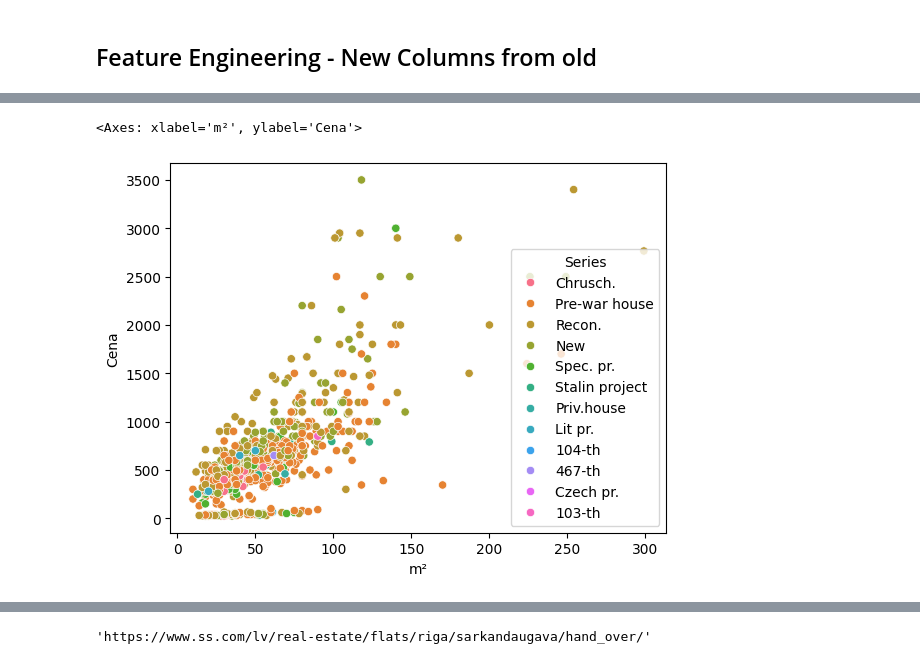
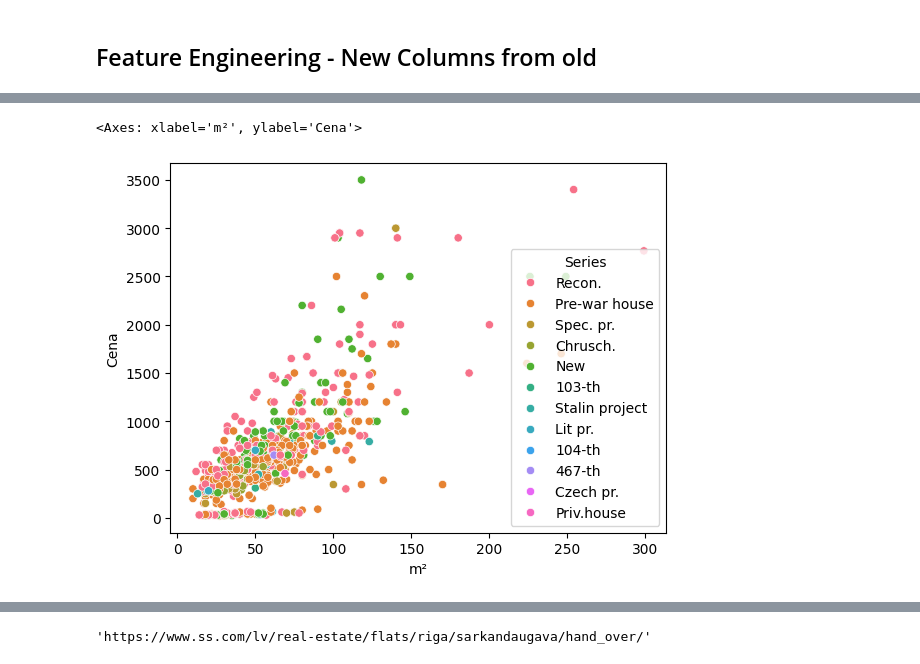
Before and after one commit to ValRCS/RTU_Automating_Tasks_With_Python, a Jupyter notebook: src/topic_6_web_scraping_requests_beautiful_soup/Web_Scraping_Apartments.ipynb, the cells around one changed output, grey strips where cells are left out. Saved outputs shown, nothing was run; the diff lists cells and outputs as text; code cells hidden in the pictures.

```diff
--- a/src/topic_6_web_scraping_requests_beautiful_soup/Web_Scraping_Apartments.ipynb
+++ b/src/topic_6_web_scraping_requests_beautiful_soup/Web_Scraping_Apartments.ipynb
@@ -1443,6 +1471,7 @@ memory usage: 66.2+ KB
 # %%
-# let's start by removing €/mon. from Price column
-df.Price = df.Price.str.replace("€/mon.","")
+# let's split Price column by "€/"
+# we will create two new columns PurePrice and Duration
+df[['PurePrice','Duration']] = df.Price.str.split("€/",expand=True)
 df.head()
 # %% [output]
 |  | description | url | Street | R. | m² | Floor | Series | Price, m2 | Price | CurFloor | ... |
@@ -1454,6 +1483,6 @@ df.head()
 # %%
-# next remove any punctuation from Price column
-df.Price = df.Price.str.replace(",","")
+# next remove any punctuation from PurePrice column
+df.PurePrice = df.PurePrice.str.replace(",","") # so replace , with whatever you want removed
 df.head()
 # %% [output]
 |  | description | url | Street | R. | m² | Floor | Series | Price, m2 | Price | CurFloor | ... |
@@ -1465,11 +1494,6 @@ df.head()
 # %%
-# let's get rid of "€/day" in Price column first
-df.Price = df.Price.str.replace("€/day","")
-df.Price = df.Price.str.replace("€/week","")
-# we could have thought of some smart regex that starts with Euro and then gets rid of rest
-
-# let's create a new cena column from Price by attempting numeric conversion
-df["Cena"] = pd.to_numeric(df.Price) #if I do not add any extra paramters this can fail
+# let's create a new cena column from PurePrice by attempting numeric conversion
+df["Cena"] = pd.to_numeric(df.PurePrice) #if I do not add any extra paramters this can fail
 df.head()
 # %% [output]
 |  | description | url | Street | R. | m² | Floor | Series | Price, m2 | Price | CurFloor | ... |
@@ -1502,0 +1535,13 @@ memory usage: 71.7+ KB
+# %%
+# let's create a new MontlyPrice column
+# it will be determined as follows
+# if Duration is "mon." then we use Cena as is
+# if Duration is "day" then MonthlyPrice value is Cena * 365 / 12
+# if Duration is "week" then MonthlyPrice value is Cena * 52 / 12 # not perfect but close
+# so we could just start by copying Cena as is
+df["MonthlyPrice"] = df.Cena
+# then only apply the logic when Duration is "week" and "day"
+# we will use .loc indexer
+df.loc[df["Duration"]=="day","MonthlyPrice"] = df.loc[df["Duration"]=="day","Cena"] * 365 / 12
+df.loc[df["Duration"]=="week","MonthlyPrice"] = df.loc[df["Duration"]=="week","Cena"] * 52 / 12
+df.head()
@@ -1631,9 +1699,13 @@ df.plot.scatter(x="m²", y="Cena")
 # %%
 # let's again plot m2 versus cena columns
-# let's color by Series column
+# let's color by Series column # so we shoe 3rd dimension - here this building type (Series)
 # let's use Seaborn
 import seaborn as sns
+# let's use different color palette
+sns.set_palette("colorblind")
+# move legend to the right of plot
+# sns.set_style() # TODO ask Gemini or Claude of ChatGPT for help but it should be easy
 sns.scatterplot(data=df, x="m²", y="Cena", hue="Series")
 # %% [output]
 <Axes: xlabel='m²', ylabel='Cena'>
-[figure, old version]
+[figure, new version]
```
Also changed, not shown: parts of 31 cells of this notebook.
